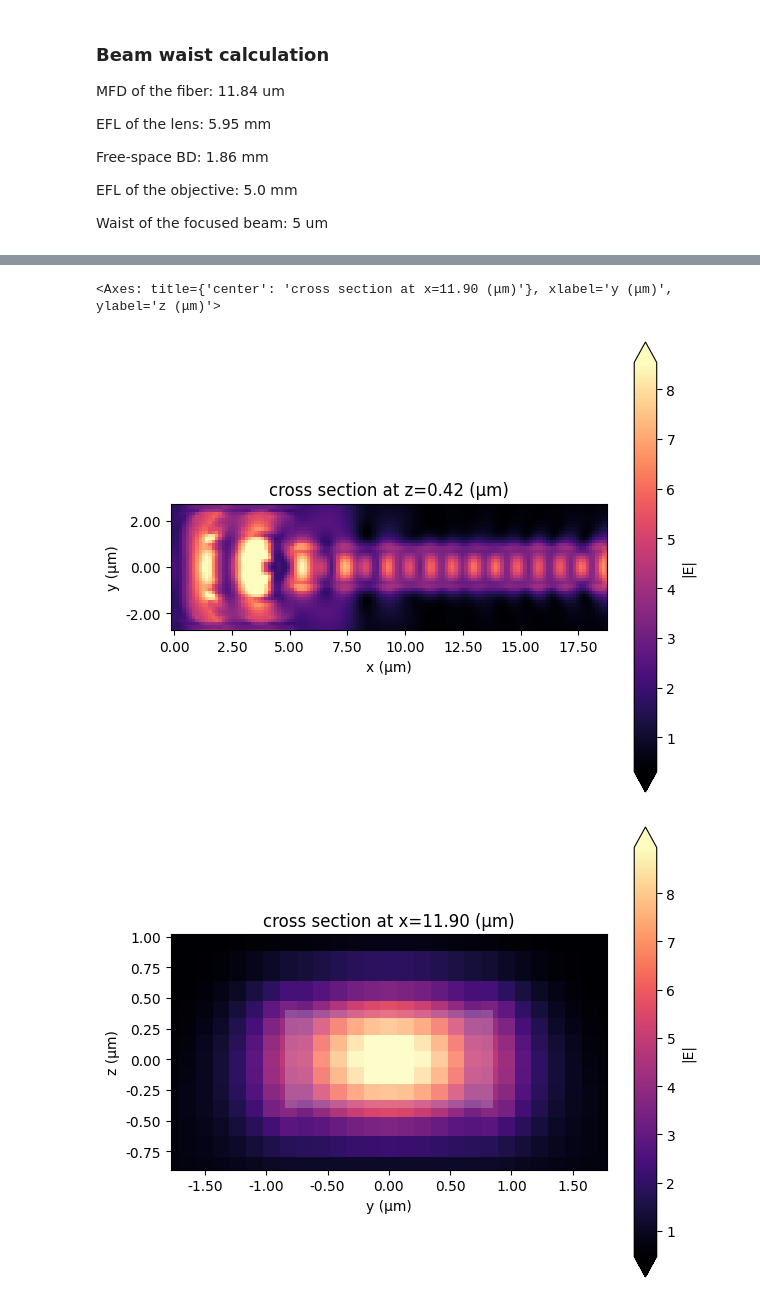
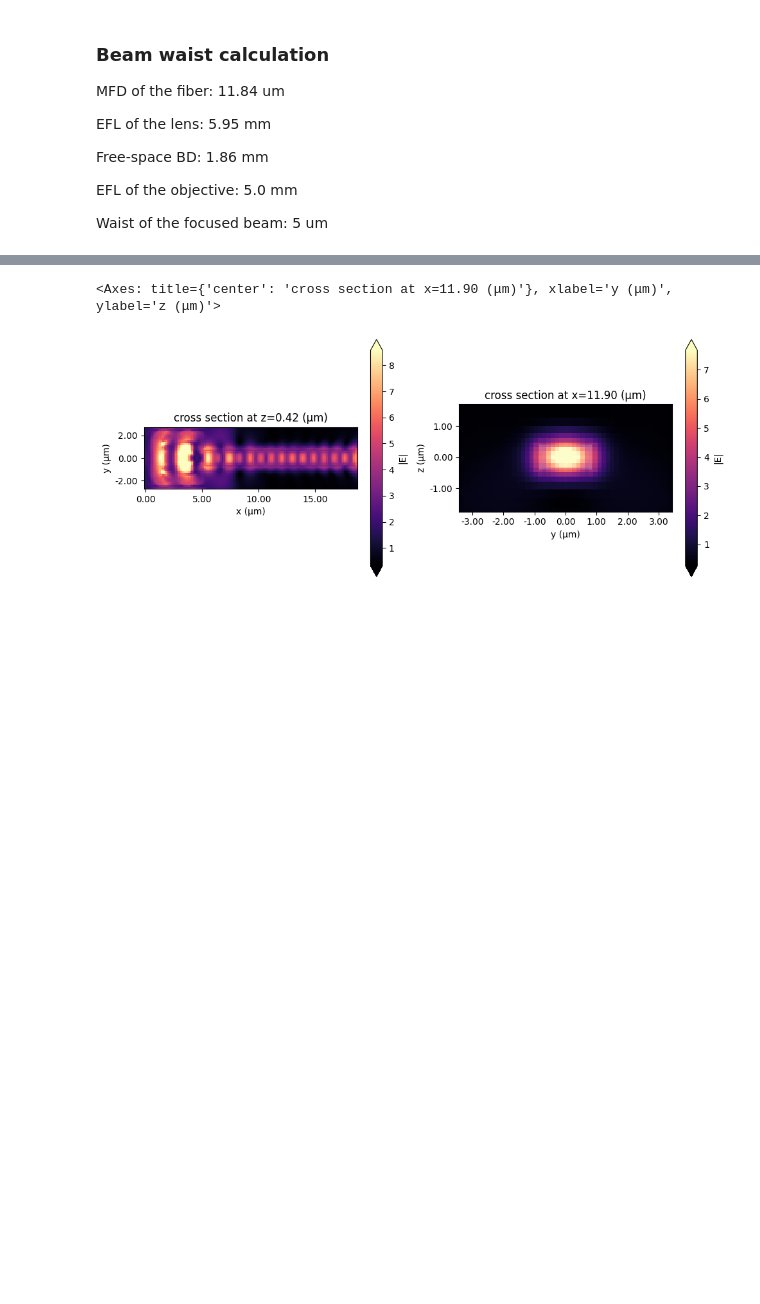
Before and after one commit to MolaBird/sim-tantala_grating_coupler, a Jupyter notebook: main.ipynb, the cells around one changed output, grey strips where cells are left out. Drawn from its saved outputs; the diff is of its cells as text; code cells hidden in the pictures; blank space fills up the shorter version.

```diff
--- a/main.ipynb
+++ b/main.ipynb
@@ -261,8 +255,8 @@ TDSim.plot(y=0)
 # %%
 from datetime import datetime as dt
 name = f'Tantala_grating_coupler--{dt.now().strftime("%Y%m%d_%H%M%S")}'
-job = web.Job(simulation=TDSim, task_name=name, verbose=False)
-est_cost = web.estimate_cost(job.task_id)
+job = tdweb.Job(simulation=TDSim, task_name=name, verbose=False)
+est_cost = tdweb.estimate_cost(job.task_id)
 print(f'Estimate Cost: {est_cost}')
 sim_data = job.run(path=f'data/{name}.hdf5')
 # sim_data = td.SimulationData.from_hdf5('data/tantala-pcc-v1-test.hdf5')
@@ -292,7 +269,7 @@ sim_data['flux_in'].flux, sim_data['flux_out'].flux
 # %%
-sim_data.plot_field(field_monitor_name='cross_section_z', field_name='E', val='abs')
-sim_data.plot_field(field_monitor_name='cross_section_x', field_name='E', val='abs')
+fig, ax = plt.subplots(1, 2, figsize=(10, 4), tight_layout=True)
+sim_data.plot_field(field_monitor_name='cross_section_z', field_name='E', val='abs', ax=ax[0])
+sim_data.plot_field(field_monitor_name='cross_section_x', field_name='E', val='abs', ax=ax[1])
 # %% [output]
 <Axes: title={'center': 'cross section at x=11.90 (μm)'}, xlabel='y (μm)', ylabel='z (μm)'>
-[figure, old version]
+[figure, new version]
-[figure, removed]
```
Also changed, not shown: parts of 8 cells of this notebook, 3 other files.
